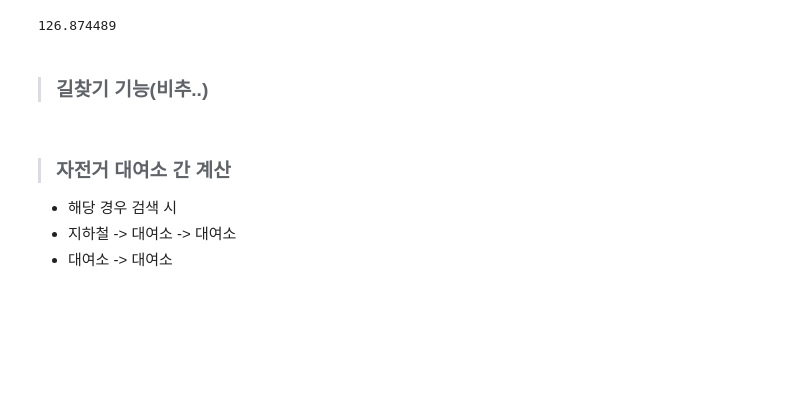
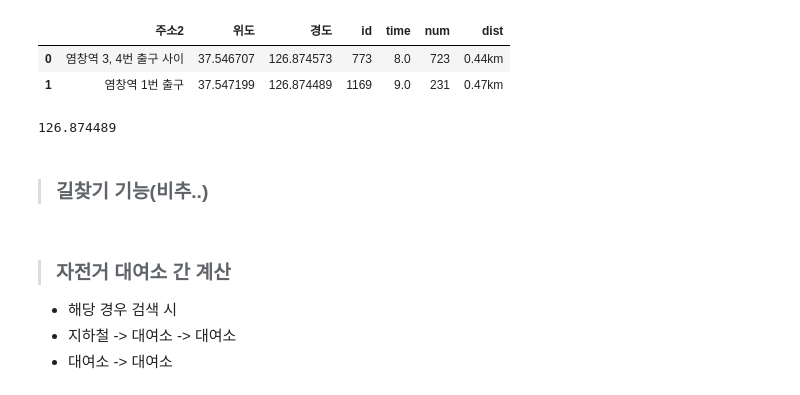
Before and after one commit to yangoos57/dataStudy, a Jupyter notebook: DA/public_bike/moon_light_ddareung/functions.ipynb, the cells around one changed output. Cells and saved outputs as stored; diff of their text form; code cells hidden in the pictures; blank space fills up the shorter version.

```diff
--- a/DA/public_bike/moon_light_ddareung/functions.ipynb
+++ b/DA/public_bike/moon_light_ddareung/functions.ipynb
@@ -218,0 +161,65 @@ fig.show()
+# %%
+## 외부 함수
+# 위에있는 데이터프레임이 들어가야함
+
+def bike_to_bike(bike_id: list[int] , ending_bike_id:int) :
+
+    # 추천_대여소_선정 : ast : '[123,]' => [123]으로 만들어줌 --> list
+    if type(bike_id) == str :
+        bike_id = ast.literal_eval(bike_id)
+
+
+    # 추천 대여소 리스트 만들기
+    BM_1 = (seoul_bike['st_id1'] == ending_point['id'].iloc[0]) & (seoul_bike['st_id2'].isin(bike_id))
+    BM_2 = (seoul_bike['st_id2'] == ending_point['id'].iloc[0]) & (seoul_bike['st_id1'].isin(bike_id))
+    seoul_bike_sorting = seoul_bike.loc[BM_1 | BM_2] # 거리 및 시간 계산을 위해 따로 추출
+
+    # 버스정류장 근처 대여소와 집 근처 대여소 거리 비교
+    ending_station = ending_point['id'].iloc[0]
+
+    bike_recommend =[]
+    for starting_station in bike_id:
+        BM_1 = (seoul_bike_sorting["st_id1"] == starting_station) & (seoul_bike_sorting["st_id2"] == ending_station)
+        BM_2 = (seoul_bike_sorting["st_id2"] == starting_station) & (seoul_bike_sorting["st_id1"] == ending_station)
+
+        # 평균거리 계산
+        mean_station = (
+            seoul_bike_sorting[BM_1 | BM_2]["riding_time"]
+            .value_counts()
+            .sort_values(ascending=False)[:5]
+            .index.values.mean()
+        )
+
+        # 이용기록 계산
+        num_station = len(seoul_bike_sorting[BM_1 | BM_2])
+
+        # 직선거리 계산
+        lat_1 = station.query("id==@starting_station")["위도"].values
+        lon_1 = station.query("id==@starting_station")["경도"].values
+        lat_2 = station.query("id==@ending_station")["위도"].values
+        lon_2 = station.query("id==@ending_station")["경도"].values
+        dist_station = haversine_np(lat_1, lon_1, lat_2, lon_2)
+
+        #자료 저장
+        station_info = station.query('id==@starting_station')
+        bike_recommend.append([station_info['주소2'].iloc[0],station_info['위도'].iloc[0],station_info['경도'].iloc[0],starting_station, mean_station,num_station,f"{dist_station[0]/1000 :.2f}km"])
+
+    #return 값
+    bike_recommend = pd.DataFrame(bike_recommend,columns=['주소2','위도','경도','id','time','num','dist'])
+
+    return bike_recommend
+
+
+
+# 16001 염창
+# 13045 충정로
+# starting_bus_id = 16002
+ending_bike_id = 754
+bike_id = pick.iloc[-1]['bike_id'] # bike_id는 무조건 리스트 형태로
+bike_recommend = bike_to_bike(bike_id, ending_bike_id)
+
+bike_recommend
+# %% [output]
+|  | 주소2 | 위도 | 경도 | id | time | num | dist |
+| 0 | 염창역 3, 4번 출구 사이 | 37.546707 | 126.874573 | 773 | 8.0 | 723 | 0.44km |
+| 1 | 염창역 1번 출구 | 37.547199 | 126.874489 | 1169 | 9.0 | 231 | 0.47km |
```
Also changed, not shown: parts of 12 cells of this notebook, 2 other files.
